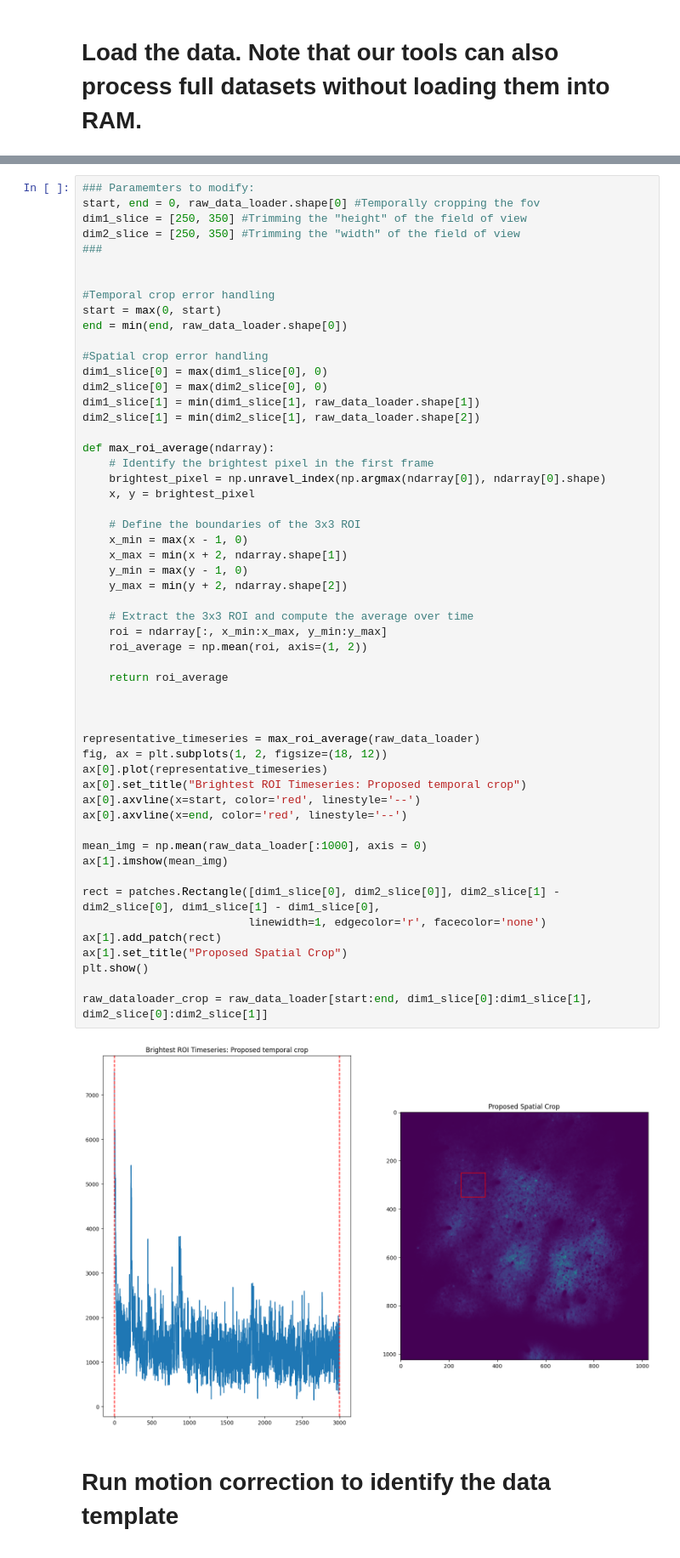
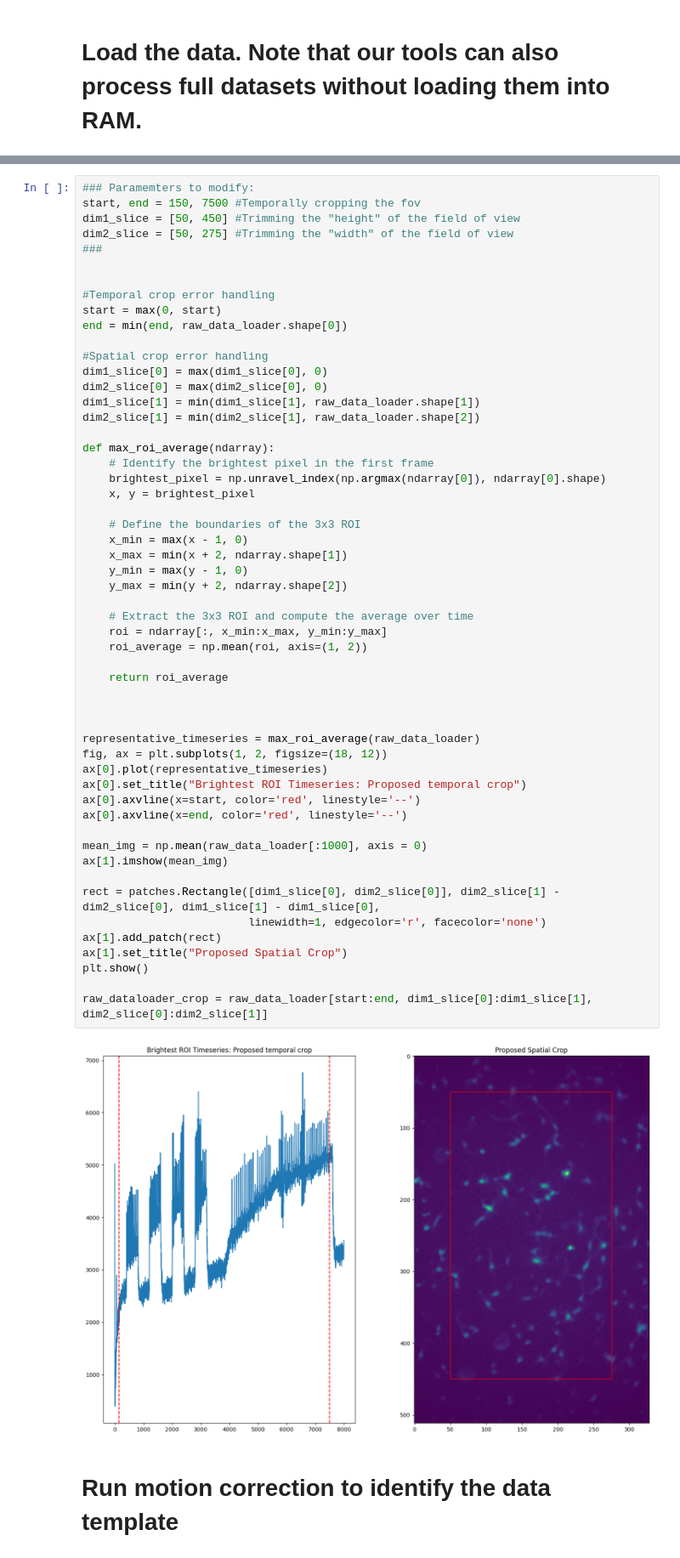
Before and after one commit to apasarkar/masknmf-toolbox, a Jupyter notebook: notebooks/moco_and_pmd.ipynb, the cells around one changed output, grey strips where cells are left out. Shown at 85% size. Saved outputs shown, nothing was run; the diff lists cells and outputs as text.

```diff
--- a/notebooks/moco_and_pmd.ipynb
+++ b/notebooks/moco_and_pmd.ipynb
@@ -41,8 +34,8 @@ raw_data_loader = tifffile.imread(filename).astype("float")
 # %%
 ### Paramemters to modify:
-start, end = 0, raw_data_loader.shape[0] #Temporally cropping the fov
-dim1_slice = [250, 350] #Trimming the "height" of the field of view
-dim2_slice = [250, 350] #Trimming the "width" of the field of view
+start, end = 150, 7500 #Temporally cropping the fov
+dim1_slice = [50, 450] #Trimming the "height" of the field of view
+dim2_slice = [50, 275] #Trimming the "width" of the field of view
 ###
 
 
@@ -66,34 +59,34 @@ def max_roi_average(ndarray):
     x_max = min(x + 2, ndarray.shape[1])
     y_min = max(y - 1, 0)
     y_max = min(y + 2, ndarray.shape[2])
 
     # Extract the 3x3 ROI and compute the average over time
     roi = ndarray[:, x_min:x_max, y_min:y_max]
     roi_average = np.mean(roi, axis=(1, 2))
 
     return roi_average
 
 
 
 representative_timeseries = max_roi_average(raw_data_loader)
 fig, ax = plt.subplots(1, 2, figsize=(18, 12))
 ax[0].plot(representative_timeseries)
 ax[0].set_title("Brightest ROI Timeseries: Proposed temporal crop")
 ax[0].axvline(x=start, color='red', linestyle='--')
 ax[0].axvline(x=end, color='red', linestyle='--')
 
 mean_img = np.mean(raw_data_loader[:1000], axis = 0)
 ax[1].imshow(mean_img)
 
 rect = patches.Rectangle([dim1_slice[0], dim2_slice[0]], dim2_slice[1] - dim2_slice[0], dim1_slice[1] - dim1_slice[0],
                          linewidth=1, edgecolor='r', facecolor='none')
 ax[1].add_patch(rect)
 ax[1].set_title("Proposed Spatial Crop")
 plt.show()
 
 raw_dataloader_crop = raw_data_loader[start:end, dim1_slice[0]:dim1_slice[1], dim2_slice[0]:dim2_slice[1]]
 # %% [output]
-[figure, old version]
+[figure, new version]
 # %% [markdown]
 # Run motion correction to identify the data template
 # %%
```
Also changed, not shown: parts of 14 cells of this notebook, 1 other file.
